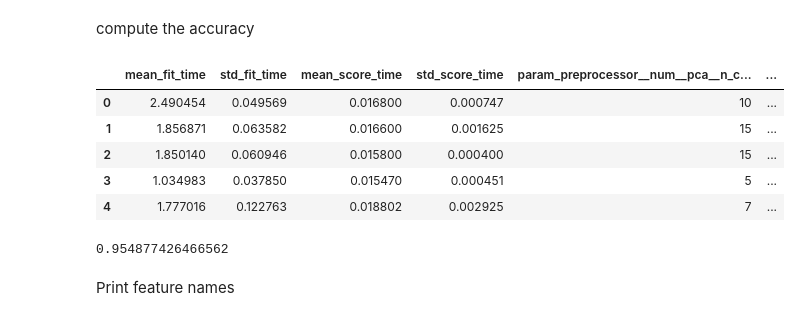
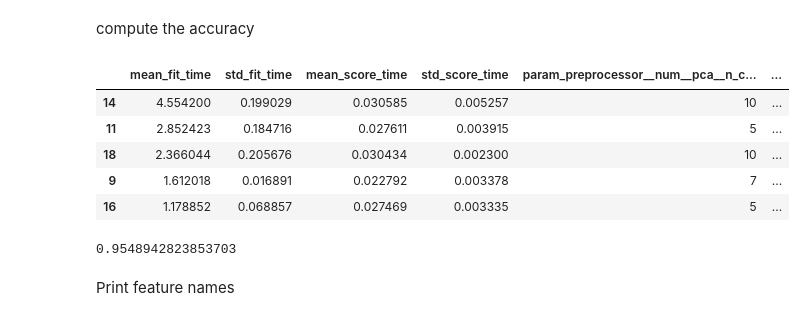
Before and after one commit to charlesbeacham/housing, a Jupyter notebook: ml.ipynb, the cells around one changed output. Cells and saved outputs as stored; diff of their text form; code cells hidden in the pictures.

```diff
--- a/ml.ipynb
+++ b/ml.ipynb
@@ -258,8 +259,11 @@ clf = Pipeline([
 ])
 
 param = {
-    'clf__min_samples_split': (2, 4, 8),
-    'clf__min_samples_leaf': (1, 3, 5, 10),
+    'clf__min_samples_split': np.arange(2, 12),
+    'clf__min_samples_leaf': np.arange(1, 11),
+   # 'clf__max_depth': (np.arange(1, 30)),
+    'clf__max_samples': [None, 0.5, 0.8],
+    'clf__max_features': ['sqrt', 'log2', None],
     'preprocessor__num__pca__n_components': ([5, 7, 10, 15]),
 }
 
@@ -270,7 +274,7 @@ gs_clf = RandomizedSearchCV(clf,
                             error_score='raise',
                             verbose=3,
                             random_state=41,
-                            n_iter=5
+                            n_iter=20 # number of runs will be 5 x n_iter for the k=5 fold cross validation
                            )
 # %% [markdown]
 Split the data and fit
@@ -326,18 +313,18 @@ RandomizedSearchCV(error_score='raise',
 # %% [markdown]
 compute the accuracy
 # %%
-pd.DataFrame(gs_clf.cv_results_)
+pd.DataFrame(gs_clf.cv_results_).sort_values('rank_test_score').head()
 # %% [output]
 |  | mean_fit_time | std_fit_time | mean_score_time | std_score_time | param_preprocessor__num__pca__n_c... | ... |
-| 0 | 2.490454 | 0.049569 | 0.016800 | 0.000747 | 10 | ... |
-| 1 | 1.856871 | 0.063582 | 0.016600 | 0.001625 | 15 | ... |
-| 2 | 1.850140 | 0.060946 | 0.015800 | 0.000400 | 15 | ... |
-| 3 | 1.034983 | 0.037850 | 0.015470 | 0.000451 | 5 | ... |
-| 4 | 1.777016 | 0.122763 | 0.018802 | 0.002925 | 7 | ... |
+| 14 | 4.554200 | 0.199029 | 0.030585 | 0.005257 | 10 | ... |
+| 11 | 2.852423 | 0.184716 | 0.027611 | 0.003915 | 5 | ... |
+| 18 | 2.366044 | 0.205676 | 0.030434 | 0.002300 | 10 | ... |
+| 9 | 1.612018 | 0.016891 | 0.022792 | 0.003378 | 7 | ... |
+| 16 | 1.178852 | 0.068857 | 0.027469 | 0.003335 | 5 | ... |
 # %%
 print(r2_score(y_train, gs_clf.predict(X_train)))
 # %% [output]
-0.954877426466562
+0.9548942823853703
 # %% [markdown]
 Print feature names
 # %%
```
Also changed, not shown: parts of 2 cells of this notebook.
